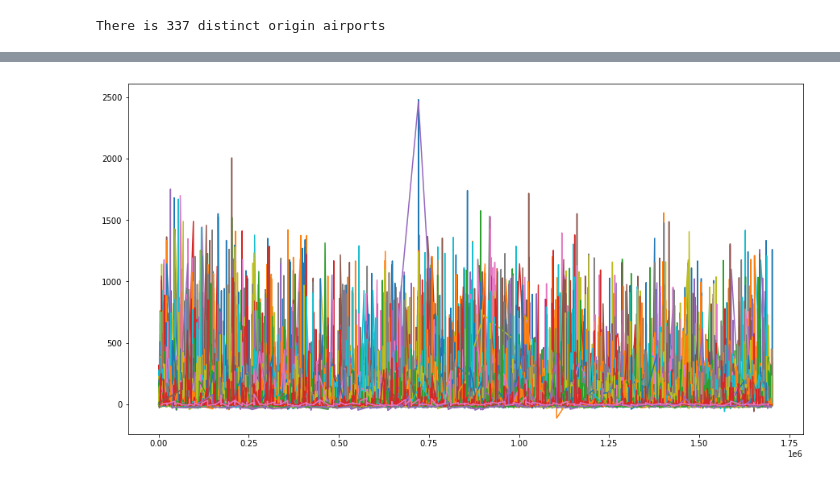
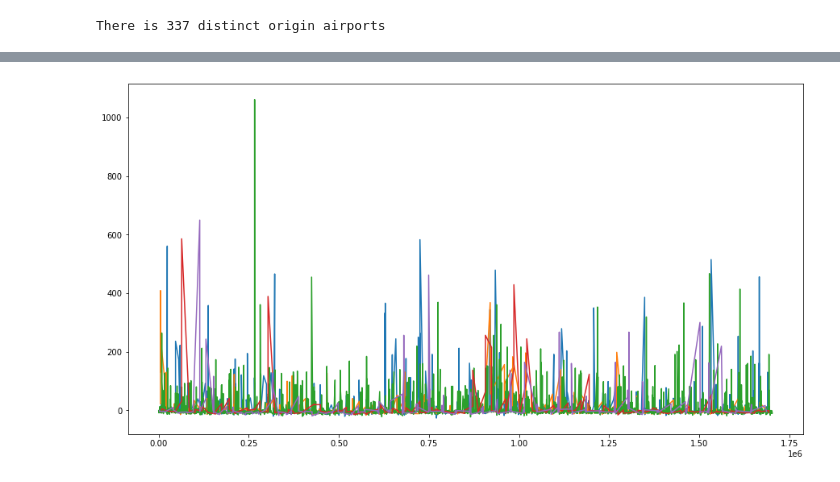
Before and after one commit to JCRL21/ModelML_project, a Jupyter notebook: preprocess.ipynb, the cells around one changed output, grey strips where cells are left out. Saved outputs shown, nothing was run; the diff lists cells and outputs as text; code cells hidden in the pictures.

```diff
--- a/preprocess.ipynb
+++ b/preprocess.ipynb
@@ -138,8 +139,8 @@ dtype: int64
 # %%
 #### Investigate delay time across origins
 fig = plt.subplots(1,figsize=(15,8))
-for ori in onehot_origin.columns:
+for ori in onehot_origin.columns[:5]:
     ko = df[(df[ori] == 1)].DEP_DELAY
     plt.plot(ko)
 # %% [output]
-[figure, old version]
+[figure, new version]
```
Also changed, not shown: parts of 6 cells of this notebook, 1 other file.
